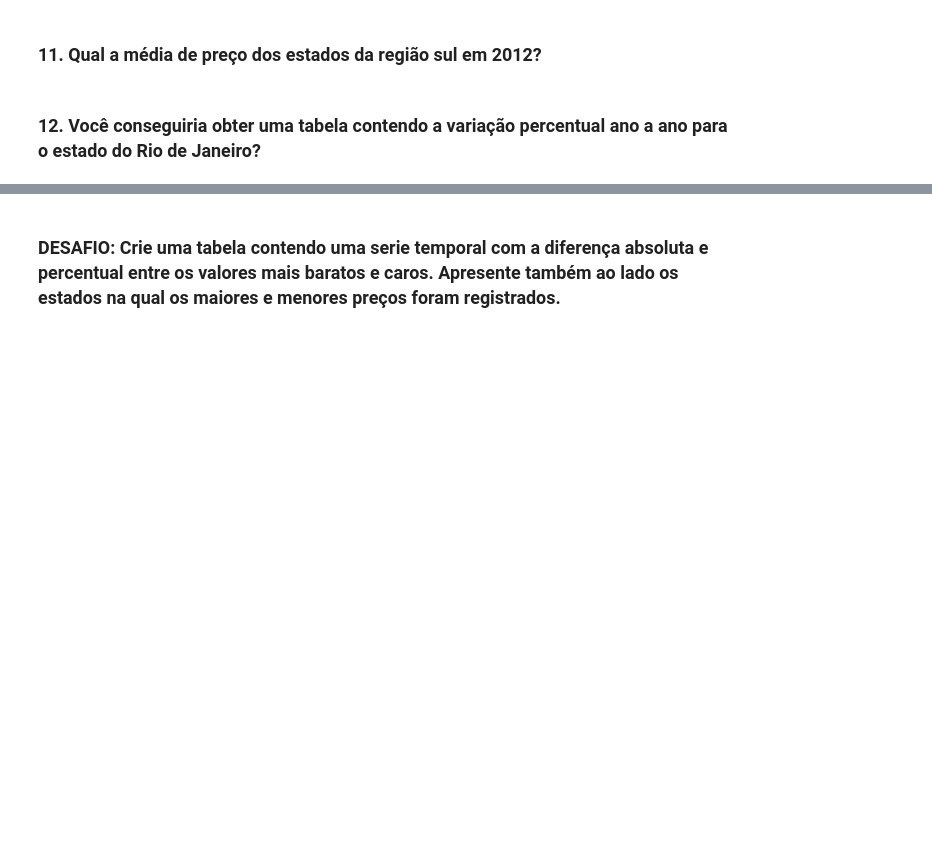
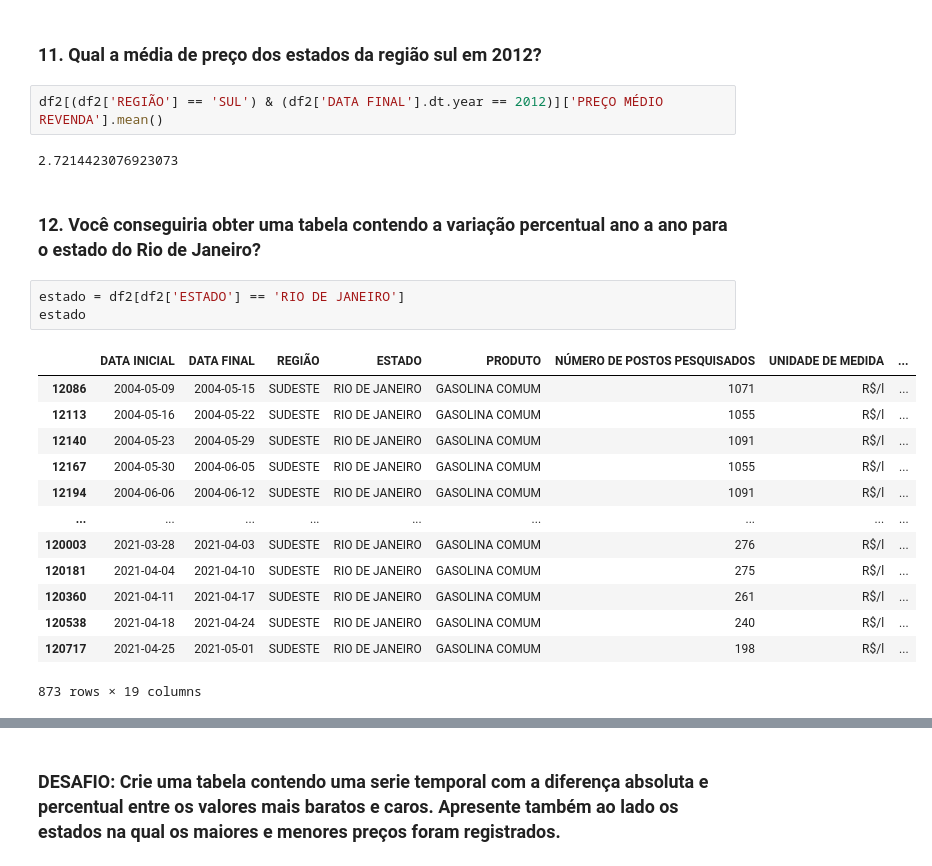
Before and after one commit to deviagomendes/analise-precos-gasolina, a Jupyter notebook: exercicios_pandas.ipynb, the cells around one changed output, grey strips where cells are left out. Saved outputs shown, nothing was run; the diff lists cells and outputs as text; blank space fills up the shorter version.

```diff
--- a/exercicios_pandas.ipynb
+++ b/exercicios_pandas.ipynb
@@ -188,4 +193,25 @@ Name: ESTADO, Length: 355, dtype: object>
 # %% [markdown]
 ### 11. Qual a média de preço dos estados da região sul em 2012?
+# %%
+df2[(df2['REGIÃO'] == 'SUL') & (df2['DATA FINAL'].dt.year == 2012)]['PREÇO MÉDIO REVENDA'].mean()
+# %% [output]
+2.7214423076923073
 # %% [markdown]
 ### 12. Você conseguiria obter uma tabela contendo a variação percentual ano a ano para o estado do Rio de Janeiro?
+# %%
+estado = df2[df2['ESTADO'] == 'RIO DE JANEIRO']
+estado
+# %% [output]
+|  | DATA INICIAL | DATA FINAL | REGIÃO | ESTADO | PRODUTO | NÚMERO DE POSTOS PESQUISADOS | UNIDADE DE MEDIDA | ... |
+| 12086 | 2004-05-09 | 2004-05-15 | SUDESTE | RIO DE JANEIRO | GASOLINA COMUM | 1071 | R$/l | ... |
+| 12113 | 2004-05-16 | 2004-05-22 | SUDESTE | RIO DE JANEIRO | GASOLINA COMUM | 1055 | R$/l | ... |
+| 12140 | 2004-05-23 | 2004-05-29 | SUDESTE | RIO DE JANEIRO | GASOLINA COMUM | 1091 | R$/l | ... |
+| 12167 | 2004-05-30 | 2004-06-05 | SUDESTE | RIO DE JANEIRO | GASOLINA COMUM | 1055 | R$/l | ... |
+| 12194 | 2004-06-06 | 2004-06-12 | SUDESTE | RIO DE JANEIRO | GASOLINA COMUM | 1091 | R$/l | ... |
+| ... | ... | ... | ... | ... | ... | ... | ... | ... |
+| 120003 | 2021-03-28 | 2021-04-03 | SUDESTE | RIO DE JANEIRO | GASOLINA COMUM | 276 | R$/l | ... |
+| 120181 | 2021-04-04 | 2021-04-10 | SUDESTE | RIO DE JANEIRO | GASOLINA COMUM | 275 | R$/l | ... |
+| 120360 | 2021-04-11 | 2021-04-17 | SUDESTE | RIO DE JANEIRO | GASOLINA COMUM | 261 | R$/l | ... |
+| 120538 | 2021-04-18 | 2021-04-24 | SUDESTE | RIO DE JANEIRO | GASOLINA COMUM | 240 | R$/l | ... |
+| 120717 | 2021-04-25 | 2021-05-01 | SUDESTE | RIO DE JANEIRO | GASOLINA COMUM | 198 | R$/l | ... |
+873 rows × 19 columns
```
Also changed, not shown: parts of 9 cells of this notebook.
